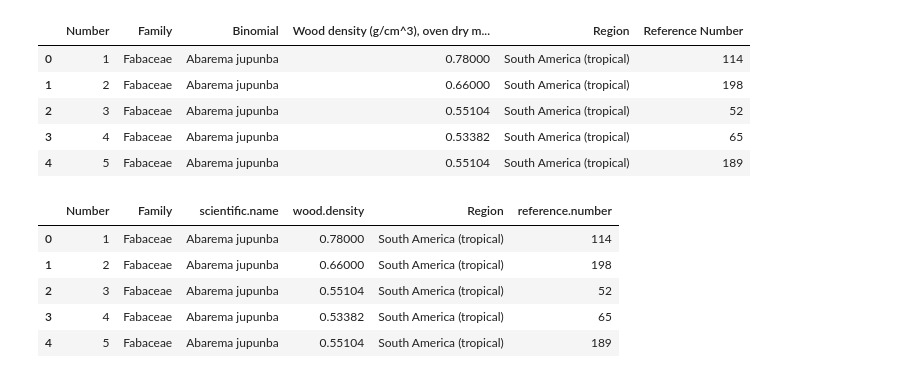
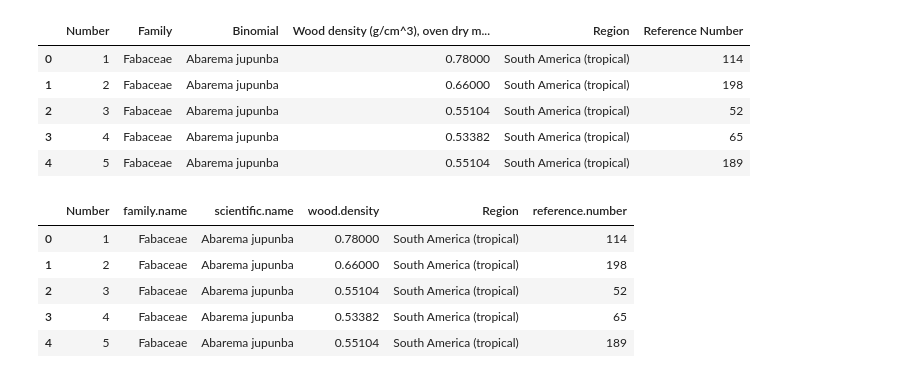
Before and after one commit to joaovictordecastroa/canopyEstimation, a Jupyter notebook: src/inventory.ipynb, the cells around one changed output. Drawn from its saved outputs; the diff is of its cells as text; code cells hidden in the pictures.

```diff
--- a/src/inventory.ipynb
+++ b/src/inventory.ipynb
@@ -58,7 +62,11 @@ inventory["family.name"].unique(), len(inventory["family.name"].unique())
         'Ochnaceae', 'Clusiaceae', 'Calophyllaceae'], dtype=object),
  40)
 # %%
-wood_density_dataframe = pd.read_excel("C:/Users/joaov/Documents/UFMG/TCC/Dataset/GlobalWoodDensityDatabase.xls", sheet_name="Data")
+wood_density_dataframe = pd.read_excel(
+    "C:/Users/joaov/Documents/UFMG/TCC/Dataset/GlobalWoodDensityDatabase.xls",
+    sheet_name="Data",
+)
+
 
 wood_density_dataframe.head()
 # %% [output]
@@ -71,16 +79,17 @@ wood_density_dataframe.head()
 # %%
 wood_density_dataframe = wood_density_dataframe.rename(
     {
+        "Family": "family.name",
         "Binomial": "scientific.name",
         "Wood density (g/cm^3), oven dry mass/fresh volume": "wood.density",
         "Reference Number": "reference.number",
     },
     axis=1,
 )
 
 wood_density_dataframe.head()
 # %% [output]
-|  | Number | Family | scientific.name | wood.density | Region | reference.number |
+|  | Number | family.name | scientific.name | wood.density | Region | reference.number |
 | 0 | 1 | Fabaceae | Abarema jupunba | 0.78000 | South America (tropical) | 114 |
 | 1 | 2 | Fabaceae | Abarema jupunba | 0.66000 | South America (tropical) | 198 |
 | 2 | 3 | Fabaceae | Abarema jupunba | 0.55104 | South America (tropical) | 52 |
```
Also changed, not shown: parts of 23 cells of this notebook, 2 other files.
